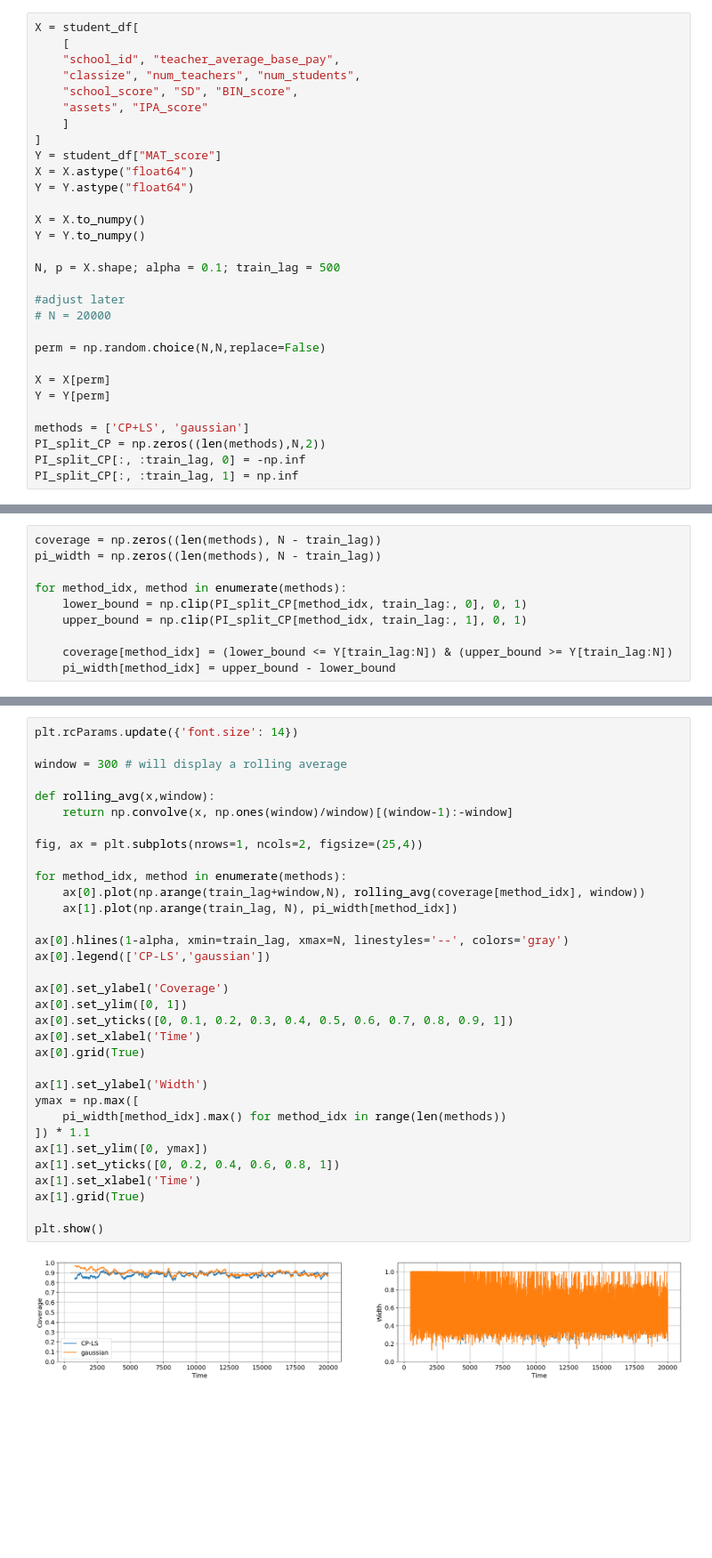
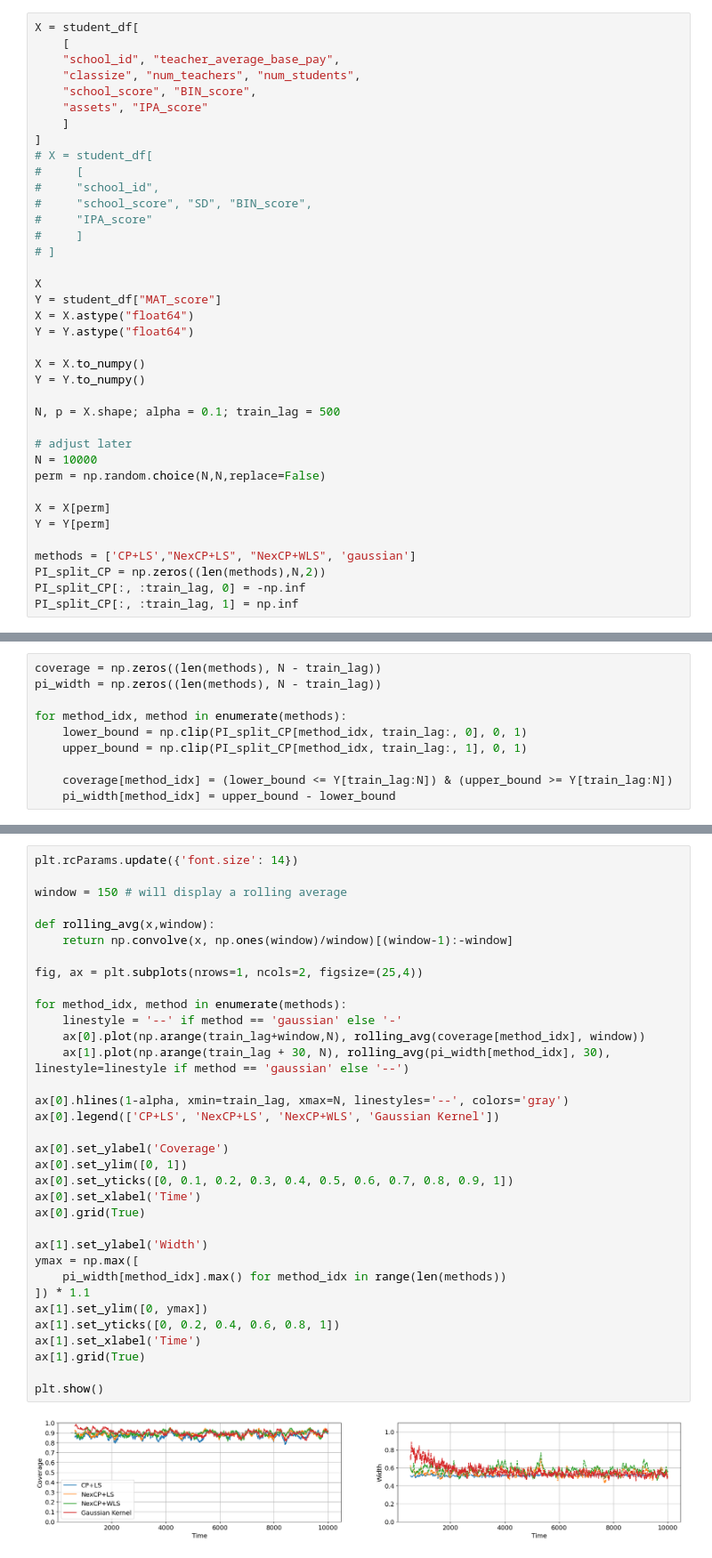
Before and after one commit to igorpradhan/RLRW-NonExchangeable-Conformal-Prediction, a Jupyter notebook: Extension/exploration_indo copy.ipynb, the cells around one changed output, grey strips where cells are left out. Shown at 89% size. Drawn from its saved outputs; the diff is of its cells as text; blank space fills up the shorter version.

```diff
--- a/Extension/exploration_indo copy.ipynb
+++ b/Extension/exploration_indo copy.ipynb
@@ -183,10 +203,19 @@ X = student_df[
     [
     "school_id", "teacher_average_base_pay",
     "classize", "num_teachers", "num_students",
-    "school_score", "SD", "BIN_score",
+    "school_score", "BIN_score",
     "assets", "IPA_score"
     ]
 ]
+# X = student_df[
+#     [
+#     "school_id",
+#     "school_score", "SD", "BIN_score",
+#     "IPA_score"
+#     ]
+# ]
+
+X
 Y = student_df["MAT_score"]
 X = X.astype("float64")
 Y = Y.astype("float64")
@@ -196,15 +225,14 @@ Y = Y.to_numpy()
 
 N, p = X.shape; alpha = 0.1; train_lag = 500
 
-#adjust later
-# N = 20000
-
+# adjust later
+N = 10000
 perm = np.random.choice(N,N,replace=False)
 
 X = X[perm]
 Y = Y[perm]
 
-methods = ['CP+LS', 'gaussian']
+methods = ['CP+LS',"NexCP+LS", "NexCP+WLS", 'gaussian']
 PI_split_CP = np.zeros((len(methods),N,2))
 PI_split_CP[:, :train_lag, 0] = -np.inf
 PI_split_CP[:, :train_lag, 1] = np.inf
@@ -320,38 +419,39 @@ for method_idx, method in enumerate(methods):
 # %%
 plt.rcParams.update({'font.size': 14})
 
-window = 300 # will display a rolling average
+window = 150 # will display a rolling average
 
 def rolling_avg(x,window):
     return np.convolve(x, np.ones(window)/window)[(window-1):-window]
 
 fig, ax = plt.subplots(nrows=1, ncols=2, figsize=(25,4))
 
 for method_idx, method in enumerate(methods):
+    linestyle = '--' if method == 'gaussian' else '-'
     ax[0].plot(np.arange(train_lag+window,N), rolling_avg(coverage[method_idx], window))
-    ax[1].plot(np.arange(train_lag, N), pi_width[method_idx])
+    ax[1].plot(np.arange(train_lag + 30, N), rolling_avg(pi_width[method_idx], 30), linestyle=linestyle if method == 'gaussian' else '--')
 
 ax[0].hlines(1-alpha, xmin=train_lag, xmax=N, linestyles='--', colors='gray')
-ax[0].legend(['CP-LS','gaussian'])
+ax[0].legend(['CP+LS', 'NexCP+LS', 'NexCP+WLS', 'Gaussian Kernel'])
 
 ax[0].set_ylabel('Coverage')
 ax[0].set_ylim([0, 1])
 ax[0].set_yticks([0, 0.1, 0.2, 0.3, 0.4, 0.5, 0.6, 0.7, 0.8, 0.9, 1])
 ax[0].set_xlabel('Time')
 ax[0].grid(True)
 
 ax[1].set_ylabel('Width')
 ymax = np.max([
     pi_width[method_idx].max() for method_idx in range(len(methods))
 ]) * 1.1
 ax[1].set_ylim([0, ymax])
 ax[1].set_yticks([0, 0.2, 0.4, 0.6, 0.8, 1])
 ax[1].set_xlabel('Time')
 ax[1].grid(True)
 
 plt.show()
 # %% [output]
-[figure, old version]
+[figure, new version]
 # %%
 for method_idx, method in enumerate(methods):
     print(f'{method} coverage: {np.mean(coverage[method_idx])}')
```
Also changed, not shown: parts of 12 cells of this notebook, 22 other files.
